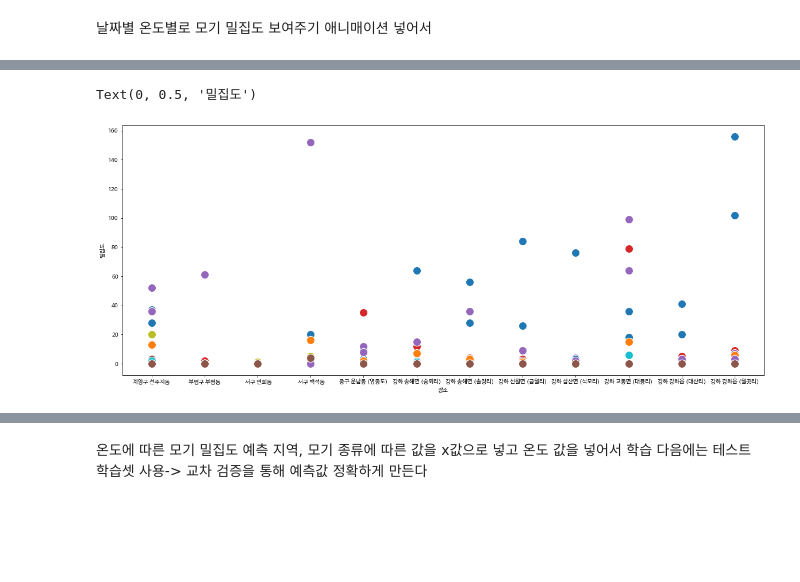
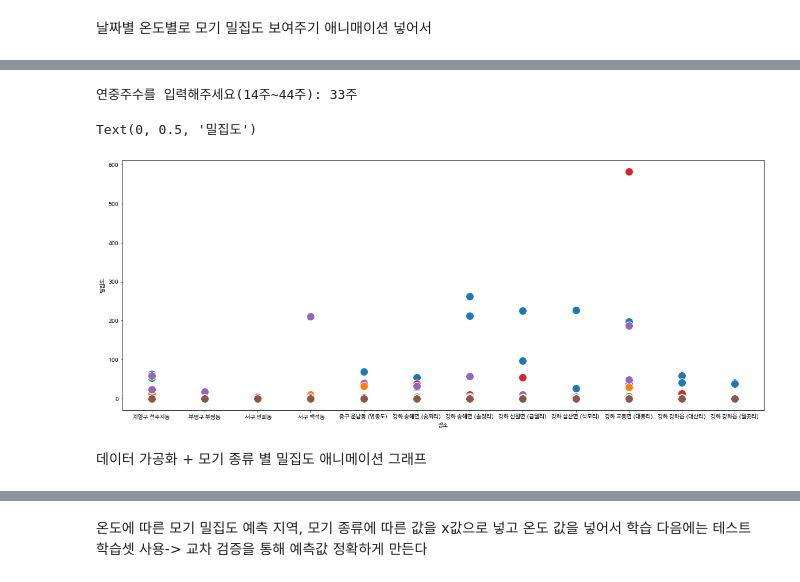
Before and after one commit to lkw0820/big_data_final, a Jupyter notebook: final_project.ipynb, the cells around one changed output, grey strips where cells are left out. Saved outputs shown, nothing was run; the diff lists cells and outputs as text; code cells hidden in the pictures; blank space fills up the shorter version.

```diff
--- a/final_project.ipynb
+++ b/final_project.ipynb
@@ -28,32 +28,32 @@ fc-cache: succeeded
 # %%
 
 import pandas as pd
 import matplotlib.pyplot as plt
 import seaborn as sns
 import matplotlib.pyplot as plt
 
 plt.rc('font', family='NanumBarunGothic')
 
 df = pd.read_csv('/content/인천광역시_보건환경연구원-모기밀도조사_20211231.csv', encoding = 'CP949', header=0)
-#print(df)
-
+Text=input('연중주수를 입력해주세요(14주~44주): ')
 #정렬
 
 dfd=df.groupby(['연중주수'])
-dfd.dtypes
-df4=dfd.get_group('38주')
+df4=dfd.get_group(Text)
 
-name=list(df4.columns.values)[4:]
+name=list(df4.columns.values)[4:] #모기 종류
 
-#sns.set(rc={'figure.figsize':(20,8)})
 fig, ax = plt.subplots(figsize=(20,8))
 for i in name:
   sns.scatterplot(data=df4, x='장소',y=i, s=200)
 
 ax.set_ylabel('밀집도')
 # %% [output]
-Text(0, 0.5, '밀집도')
+연중주수를 입력해주세요(14주~44주): 33주
+Text(0, 0.5, '밀집도')
-[figure, old version]
+[figure, new version]
+# %% [markdown]
+데이터 가공화 + 모기 종류 별 밀집도 애니메이션 그래프
 # %%
 
 import pandas as pd
```
Also changed, not shown: parts of 9 cells of this notebook.
